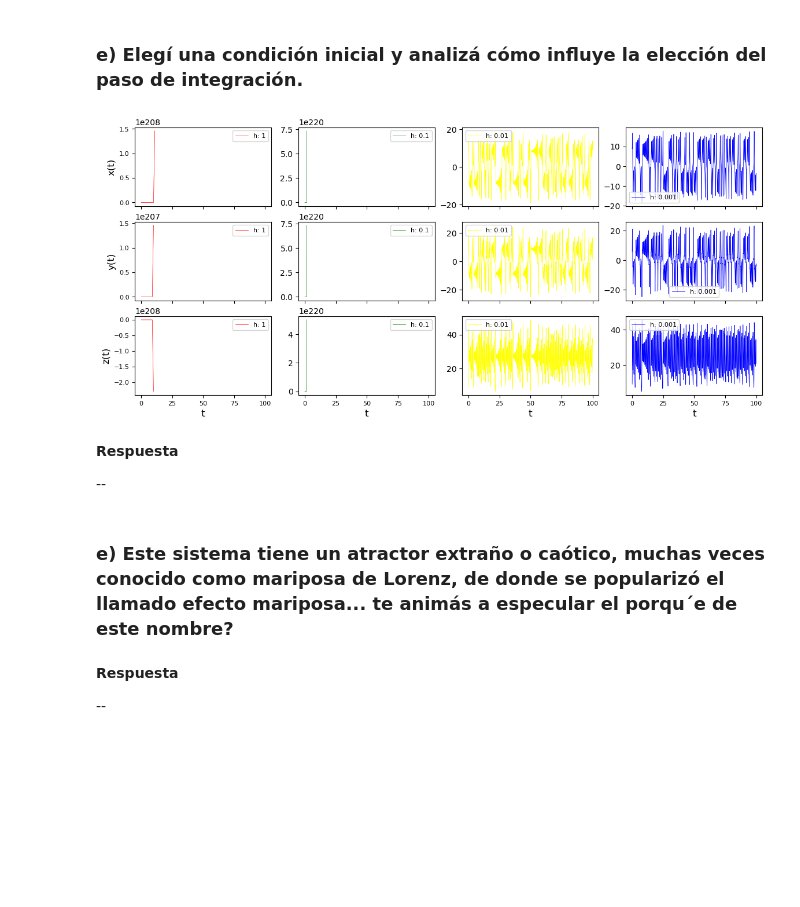
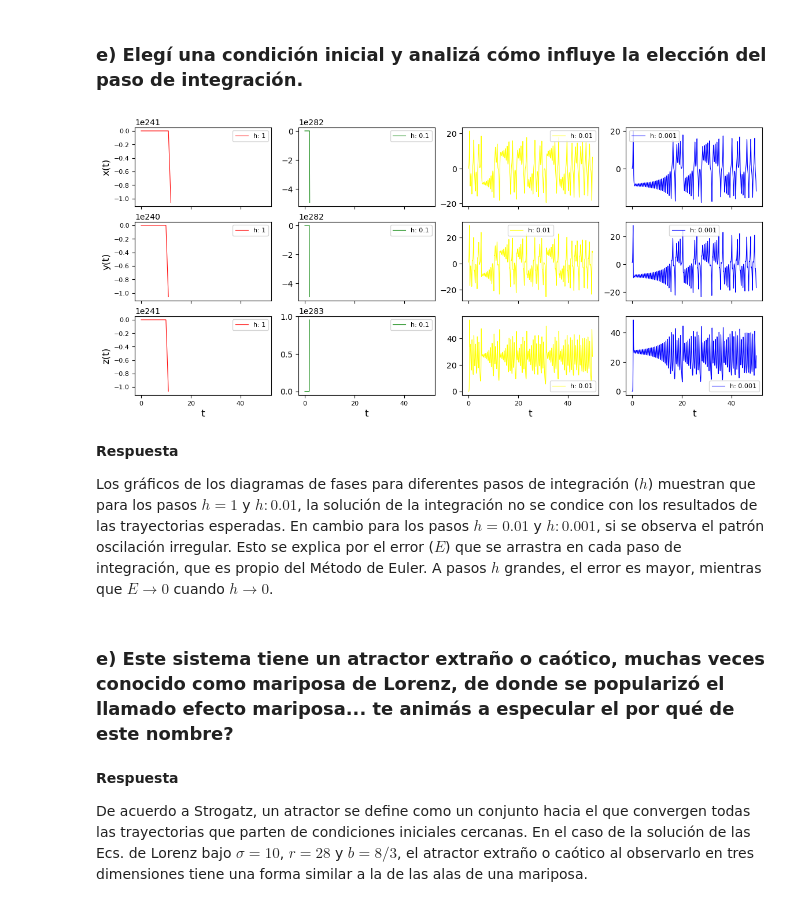
Before and after one commit to francobarrionuevoenv21/MAIE_devs_pub, a Jupyter notebook: MetodosNumericos/TPE2_EDOs3D/BarrionuevoFranco_TPE2.ipynb, the cells around one changed output. Drawn from its saved outputs; the diff is of its cells as text; code cells hidden in the pictures; blank space fills up the shorter version.

```diff
--- a/MetodosNumericos/TPE2_EDOs3D/BarrionuevoFranco_TPE2.ipynb
+++ b/MetodosNumericos/TPE2_EDOs3D/BarrionuevoFranco_TPE2.ipynb
@@ -18,7 +19,7 @@ import math
 # Define Euler Solver in Python
 def euler_solver_3d(f1, f2, f3, t0, tf, x10, x20, x30, h):
     '''
-    f1: EDO f(t); f2: EDO g(t); f3: EDO h(t)
+    f1: EDO f(x1, x2, x3); f2: EDO g(x1, x2, x3); f3: EDO h(x1, x2, x3)
     t0: Tiempo inicial; tf: Tiempo final
     x10, x20 y x30: Condiciones iniciales dimensiones 1, 2 y 3
     h: Timestep
@@ -27,7 +28,7 @@ def euler_solver_3d(f1, f2, f3, t0, tf, x10, x20, x30, h):
     # Define steps
     steps = int((tf-t0)/h)
 
-    # Initialize variables
+    # Initialize variables & lists
     x1 = x10
     x2 = x20
     x3 = x30
@@ -97,7 +98,7 @@ X30 = 0
 
 # Define Euler parameters values
 T0 = 0
-TF = 100
+TF = 50
 H = 0.01
 
 # Solve equations using the Euler implementation
@@ -163,9 +173,2 @@ plt.show()
 # %% [markdown]
 ### d) Realizá el diagrama de fases del problema usando al menos 3 condiciones iniciales diferentes. Para cada una de estas trayectorias realizá los gráficos de x(t), y(t) y z(t). Graficá las soluciones con colores diferentes.
-# %%
-import random
-
-# Define random initial conditions
-X10 = random.randint(0, 10)
-X20 = random.randint(0, 10)
-X30 = random.randint(0, 10)
@@ -217,9 +235,9 @@ for i in range(3):
 ### e)  Elegí una condición inicial y analizá cómo influye la elección del paso de integración.
 # %%
 # Define initial conditions
-X10 = 9
-X20 = 6
-X30 = 9
+X10 = 0
+X20 = 1
+X30 = 0.001
 
 # Define a list of h
 list_h = [1, 0.1, 0.01, 0.001]
@@ -227,45 +245,47 @@ list_h = [1, 0.1, 0.01, 0.001]
 # Plot euler solver results (X1, X2 & X3 vs time phases map)
 fig, ax = plt.subplots(3, 4, figsize=(14, 6), sharex = True)
 
 # Define columns index
 j = 0
 
 # Define a list of colors
 list_color = ['red', 'green', 'yellow', 'blue']
 
-#
+# For loop for each h case
 for i, H in enumerate(list_h):
 
     t, x1, x2, x3 = euler_solver_3d(dxdt, dydt, dzdt,
                     T0, TF,
                     X10, X20, X30,
                     H)
 
-    ax[j, i].plot(t, x1, lw = 0.5, color = list_color[i], label = f'h: {H}')
-    ax[j+1, i].plot(t, x2, lw = 0.5, color = list_color[i], label = f'h: {H}')
-    ax[j+2, i].plot(t, x3, lw = 0.5, color = list_color[i], label = f'h: {H}')
+    ax[j, i].plot(t, x1, lw = 0.8, color = list_color[i], label = f'h: {H}')
+    ax[j+1, i].plot(t, x2, lw = 0.8, color = list_color[i], label = f'h: {H}')
+    ax[j+2, i].plot(t, x3, lw = 0.8, color = list_color[i], label = f'h: {H}')
 
     ax[j, i].legend(fontsize=8)
     ax[j+1, i].legend(fontsize=8)
     ax[j+2, i].legend(fontsize=8)
 
 
+    # y labels
     for i, l in enumerate(['x', 'y', 'z']):
         ax[i, 0].set_ylabel(f'{l}(t)', fontsize = 12)
         ax[i, 0].tick_params(axis='y', labelsize=8)
 
+    # x labels
     for i in range(4):
         ax[2, i].set_xlabel(f't', fontsize = 12)
         ax[2, i].tick_params(axis='x', labelsize=8)
 # %% [output]
-[figure, old version]
+[figure, new version]
 # %% [markdown]
 **Respuesta**
 
---
+Los gráficos de los diagramas de fases para diferentes pasos de integración ($h$) muestran que para los pasos $h= 1$ y $h: 0.01$, la solución de la integración no se condice con los resultados de las trayectorias esperadas. En cambio para los pasos $h= 0.01$ y $h: 0.001$, si se observa el patrón oscilación irregular. Esto se explica por el error ($E$) que se arrastra en cada paso de integración, que es propio del Método de Euler. A pasos $h$ grandes, el error es mayor, mientras que $E \rightarrow 0$ cuando $h \rightarrow 0$.
 # %% [markdown]
-### e) Este sistema tiene un atractor extraño o caótico, muchas veces conocido como mariposa de Lorenz, de donde se popularizó el llamado efecto mariposa... te animás a especular el porqu´e de este nombre?
+### e) Este sistema tiene un atractor extraño o caótico, muchas veces conocido como mariposa de Lorenz, de donde se popularizó el llamado efecto mariposa... te animás a especular el por qué de este nombre?
 # %% [markdown]
 **Respuesta**
 
---
+De acuerdo a Strogatz, un atractor se define como un conjunto hacia el que convergen todas las trayectorias que parten de condiciones iniciales cercanas. En el caso de la solución de las Ecs. de Lorenz bajo $\sigma = 10$, $r=28$ y $b = 8/3$, el atractor extraño o caótico al observarlo en tres dimensiones tiene una forma similar a la de las alas de una mariposa.
```
Also changed, not shown: parts of 15 cells of this notebook.
